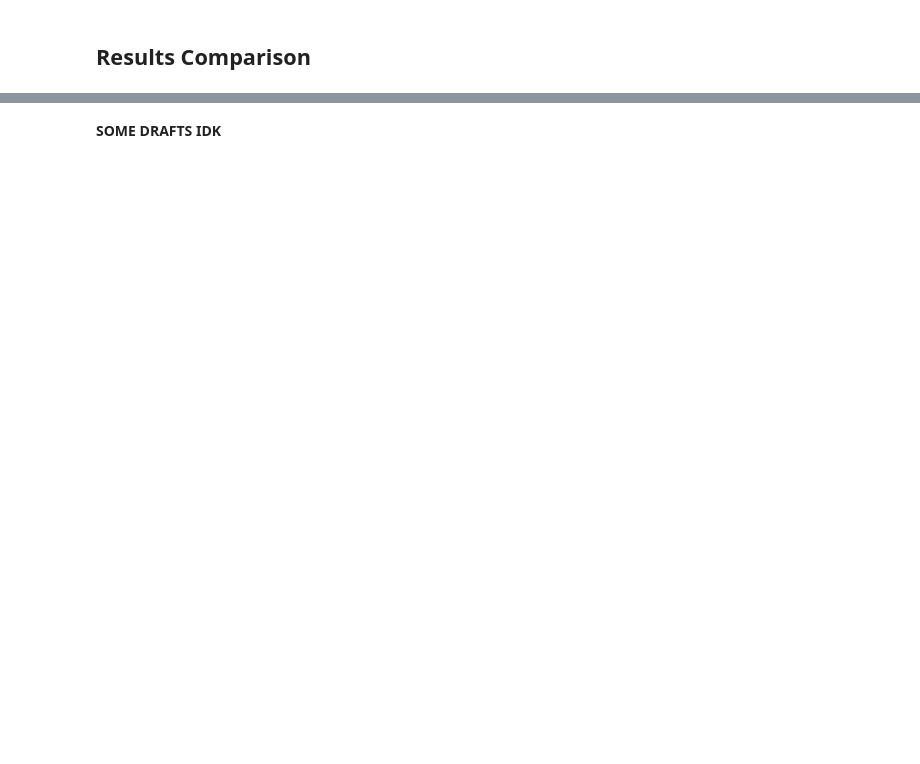
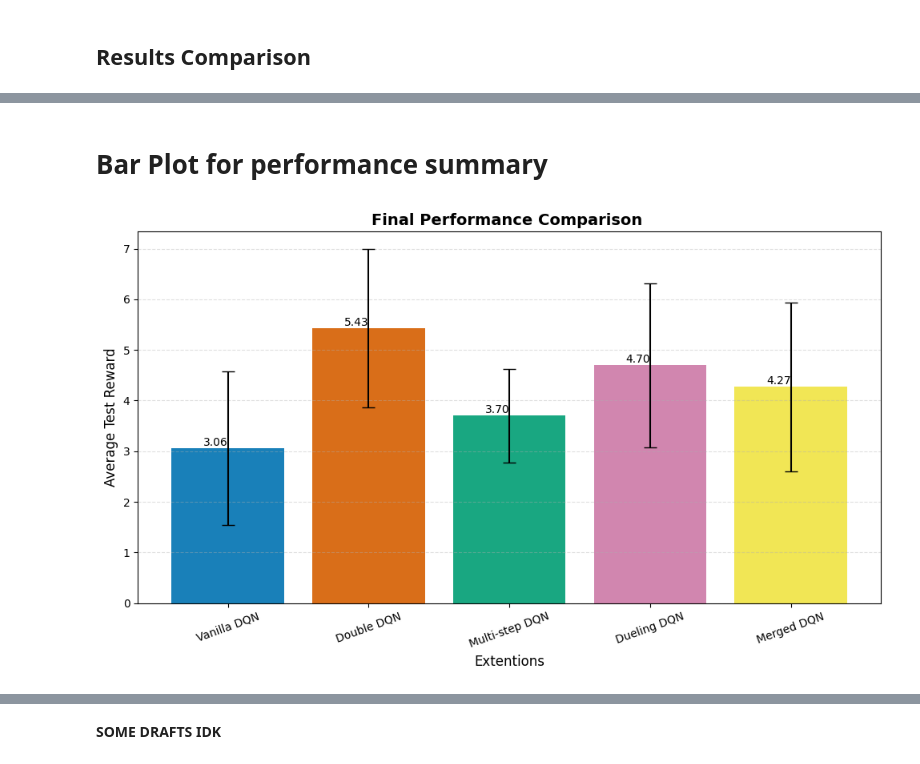
Before and after one commit to thejaswini-11/rl-lab-group2, a Jupyter notebook: ddqn_multistep.ipynb, the cells around one changed output, grey strips where cells are left out. Saved outputs shown, nothing was run; the diff lists cells and outputs as text; code cells hidden in the pictures; blank space fills up the shorter version.

```diff
--- a/ddqn_multistep.ipynb
+++ b/ddqn_multistep.ipynb
@@ -576,7 +576,7 @@ multistep_agent = DQNAgent(
     schedule_duration=100_000,
     update_freq=1000,
     maxlen=100_000,
-    n_steps=10,
+    n_steps=3,
     use_double_dqn=False
 )
 multistep_stats = multistep_agent.train(3000)
@@ -679,0 +992,17 @@ print("overall stats saved to results/overall_stats.npz")
+# %%
+# Evaluate the extensions
+vanilla_test_rewards = evaluate_agent(vanilla_agent, env, 100, SEED)
+double_test_rewards = evaluate_agent(double_agent, env, 100, SEED)
+multistep_test_rewards = evaluate_agent(multistep_agent, env, 100, SEED)
+dueling_test_rewards = evaluate_agent(dueling_agent, env, 100, SEED)
+merged_test_rewards = evaluate_agent(merged_agent, env, 100, SEED)
+
+test_results = {
+    "Vanilla DQN": vanilla_test_rewards,
+    "Double DQN": double_test_rewards,
+    "Multi-step DQN": multistep_test_rewards,
+    "Dueling DQN": dueling_test_rewards,
+    "Merged DQN" : merged_test_rewards,
+}
+
+print_performance_summary(agents_stats, test_results)
@@ -680,3 +1030,64 @@ print("overall stats saved to results/overall_stats.npz")
+# %% [markdown]
+# Bar Plot for performance summary
+# %%
+def plot_final_test_performance_bar(test_results,title,save_path):
+    """
+    Final bar plot
+    """
+
+    agents = list(test_results.keys())
+    means = [np.mean(test_results[a]) for a in agents]
+    stds = [np.std(test_results[a]) for a in agents]
+
+    colors = [
+        "#0072B2",  # Vanilla
+        "#D55E00",  # Double
+        "#009E73",  # Multi-step
+        "#CC79A7",  # Dueling
+        "#F0E442",  # Merged
+    ]
+
+    plt.figure(figsize=(10, 6))
+    bars = plt.bar(
+        agents,
+        means,
+        yerr=stds,
+        capsize=6,
+        color=colors[:len(agents)],
+        alpha=0.9
+    )
+
+    plt.ylabel("Average Test Reward", fontsize=12)
+    plt.xlabel("Extentions", fontsize=12)
+    plt.title(title, fontsize=14, fontweight="bold")
+
+    plt.grid(axis="y", linestyle="--", alpha=0.4)
+    plt.xticks(rotation=20)
+
+    # Annotate mean values
+    for bar, mean in zip(bars, means):
+        plt.text(
+            bar.get_x() + bar.get_width() / 2,
+            bar.get_height(),
+            f"{mean:.2f}",
+            ha="right",
+            va="bottom",
+            fontsize=10
+        )
+
+    plt.tight_layout()
+    plt.savefig(save_path, dpi=300, bbox_inches="tight")
+    plt.show()
+
+
+
+plot_final_test_performance_bar(
+    test_results,
+    title="Final Performance Comparison ",
+    save_path="results/dqn_test_performance_bar_chart.png"
+)
+# %% [output]
+[figure, added]
 # %%
 from IPython.display import Image as IImage
 from PIL import Image
```
Also changed, not shown: parts of 17 cells of this notebook, 13 other files.
